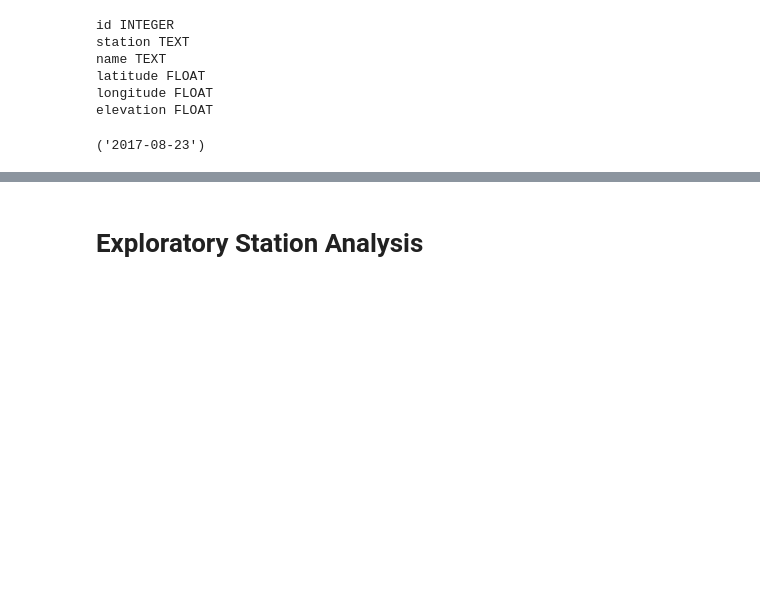
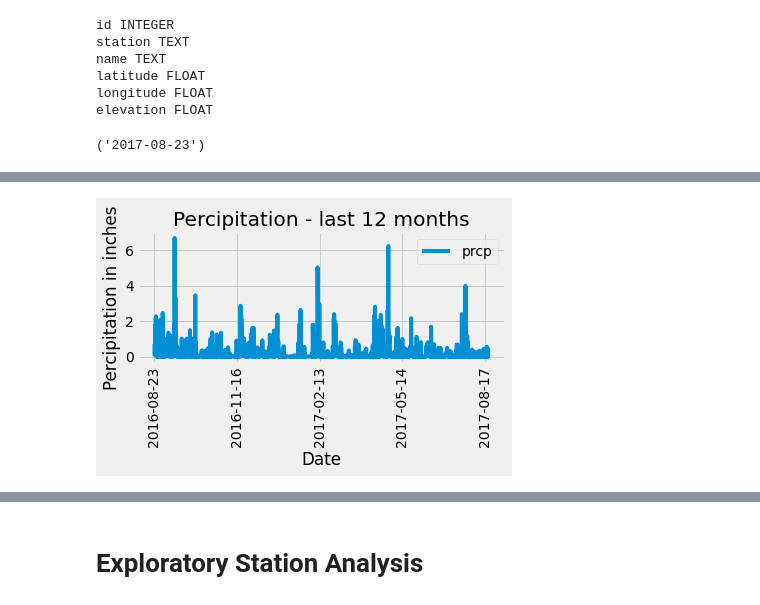
Before and after one commit to ntarver0409/precipitationAnalysis, a Jupyter notebook: precipAnalysis.ipynb, the cells around one changed output, grey strips where cells are left out. Saved outputs shown, nothing was run; the diff lists cells and outputs as text; code cells hidden in the pictures; blank space fills up the shorter version.

Commit message:
Assembled dataframe and plot, found summary stats in precipitationAnalysis.ipynb

```diff
--- a/precipAnalysis.ipynb
+++ b/precipAnalysis.ipynb
@@ -102,21 +109,14 @@ session.query(Measurement.date).order_by(Measurement.date.desc()).first()
 # Starting from the most recent data point in the database.
 lastDate = dt.datetime(2017, 8, 23)
 # Calculate the date one year from the last date in data set.
-prevDate = dt.datetime(2016, 8, 23)
+prevDate = dt.datetime(2016, 8, 22)
 # Perform a query to retrieve the data and precipitation scores
 mSel = [Measurement.date, Measurement.prcp]
 
 lastYearPrcp = session.query(*mSel).\
-    filter(Measurement.date > prevDate).\
-    group_by(Measurement.date).\
-    order_by(Measurement.date).all()
+    filter(Measurement.date > prevDate).all()
 
-# Save the query results as a Pandas DataFrame and set the index to the date column
-lastYearPrcpDf = pd.DataFrame(lastYearPrcp, columns=['date', 'prcp'])
-lastYearPrcpDf.set_index('date', inplace=True,)
 
-# Sort the dataframe by date
-lastYearPrcpDf.head(50)
 
-# Use Pandas Plotting with Matplotlib to plot the data
+lastYearPrcp
 # %% [output]
@@ -140,0 +140,9 @@ lastYearPrcpDf.head(50)
+# %%
+# Save the query results as a Pandas DataFrame and set the index to the date column
+
+lastYearPrcpDf = pd.DataFrame(lastYearPrcp, columns=['date', 'prcp'])
+cleanLastYearPrcpDf = lastYearPrcpDf.dropna()
+sortLastYearPrcpDf = cleanLastYearPrcpDf.sort_values(by = ['date'])
+sortLastYearPrcpDf.set_index('date', inplace=True,)
+
+sortLastYearPrcpDf
@@ -141,2 +164,12 @@ lastYearPrcpDf.head(50)
+# %%
+# Use Pandas Plotting with Matplotlib to plot the data
+sortLastYearPrcpDf.plot(rot=90)
+plt.title("Percipitation - last 12 months")
+plt.xlabel("Date")
+plt.ylabel("Percipitation in inches")
+plt.tight_layout()
+plt.show()
+# %% [output]
+[figure, added]
 # %%
 # Use Pandas to calcualte the summary statistics for the precipitation data
```
Also changed, not shown: parts of 4 cells of this notebook.
